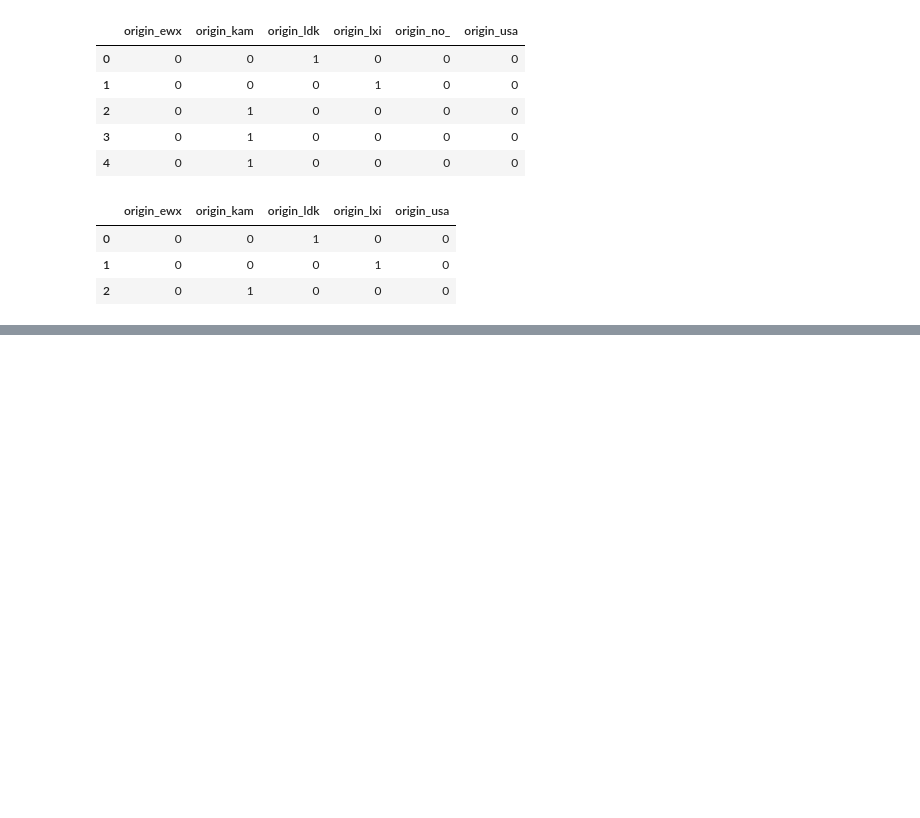
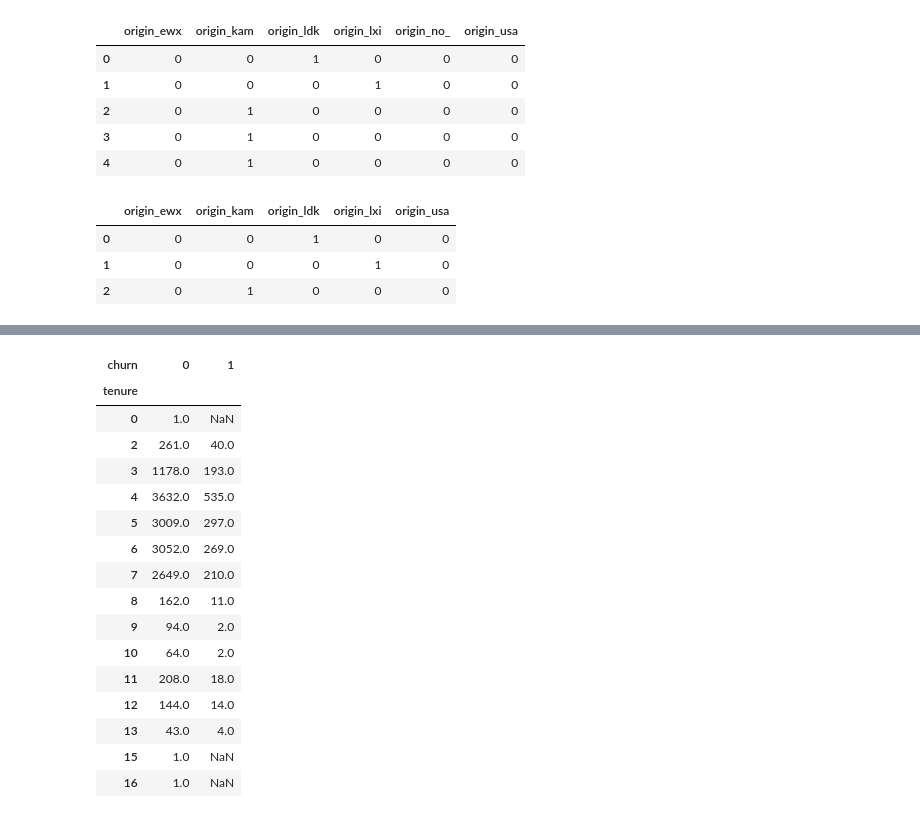
Before and after one commit to AmitChoudhary1392/BCG-Virtual-Experience-Program, a Jupyter notebook: Task-3/Task_3_Feature_Engineering.ipynb, the cells around one changed output, grey strips where cells are left out. Cells and saved outputs as stored; diff of their text form; code cells hidden in the pictures; blank space fills up the shorter version.

```diff
--- a/Task-3/Task_3_Feature_Engineering.ipynb
+++ b/Task-3/Task_3_Feature_Engineering.ipynb
@@ -195,0 +198,3 @@ train.drop(columns= ['activity_new','channel_sales', 'origin_up'], inplace= True
+# %%
+# we will replace t for True or 1 and f for False or 0-- onehot encoding
+train["has_gas"]=train["has_gas"].replace(["t", "f"],[1,0])
@@ -195,0 +257,27 @@ train.drop(columns= ['activity_new','channel_sales', 'origin_up'], inplace= True
+# %%
+#add 'tenure' as a new column in dataframe
+train['tenure'] = ((train['date_end']- train['date_activ'])/ np.timedelta64(1, "Y")).astype(int)
+# %%
+tenure = train[["tenure", "churn", "id"]].groupby(["tenure", "churn"])["id"].\
+                count().\
+                unstack(level=1)
+
+tenure
+# %% [output]
+| churn | 0 | 1 |
+| tenure |  |  |
+| 0 | 1.0 | NaN |
+| 2 | 261.0 | 40.0 |
+| 3 | 1178.0 | 193.0 |
+| 4 | 3632.0 | 535.0 |
+| 5 | 3009.0 | 297.0 |
+| 6 | 3052.0 | 269.0 |
+| 7 | 2649.0 | 210.0 |
+| 8 | 162.0 | 11.0 |
+| 9 | 94.0 | 2.0 |
+| 10 | 64.0 | 2.0 |
+| 11 | 208.0 | 18.0 |
+| 12 | 144.0 | 14.0 |
+| 13 | 43.0 | 4.0 |
+| 15 | 1.0 | NaN |
+| 16 | 1.0 | NaN |
```
Also changed, not shown: parts of 13 cells of this notebook.
